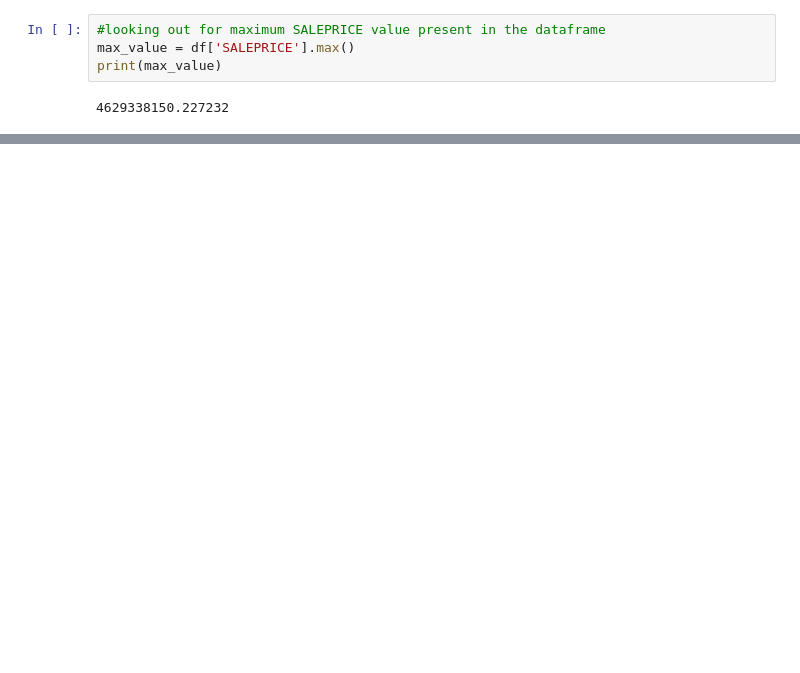
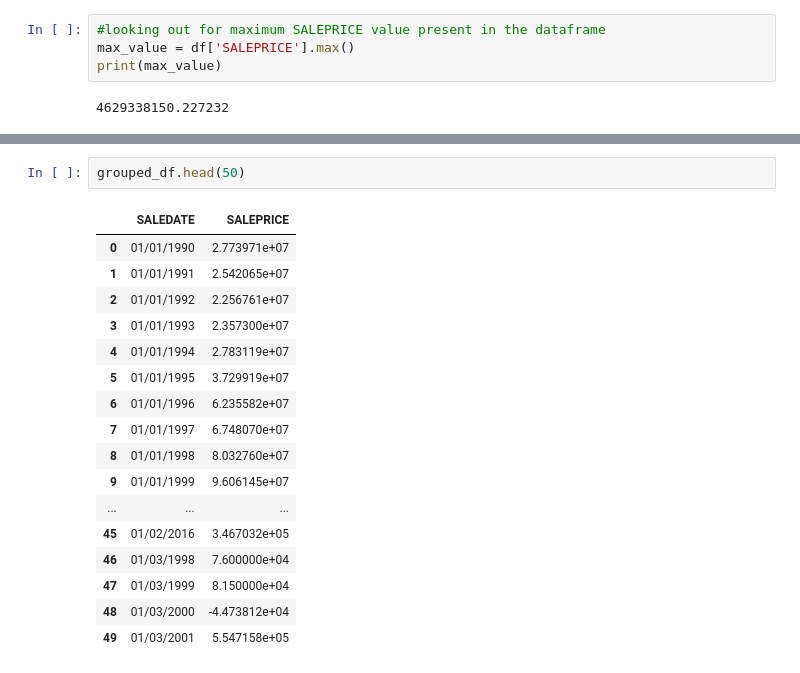
Before and after one commit to sakshi752/sales2, a Jupyter notebook: sales forecast 2.ipynb, the cells around one changed output, grey strips where cells are left out. Drawn from its saved outputs; the diff is of its cells as text; blank space fills up the shorter version.

```diff
--- a/sales forecast 2.ipynb
+++ b/sales forecast 2.ipynb
@@ -102,0 +97,20 @@ plt.plot(grouped_df.index,grouped_df['SALEPRICE'])
+# %%
+grouped_df.head(50)
+# %% [output]
+|  | SALEDATE | SALEPRICE |
+| 0 | 01/01/1990 | 2.773971e+07 |
+| 1 | 01/01/1991 | 2.542065e+07 |
+| 2 | 01/01/1992 | 2.256761e+07 |
+| 3 | 01/01/1993 | 2.357300e+07 |
+| 4 | 01/01/1994 | 2.783119e+07 |
+| 5 | 01/01/1995 | 3.729919e+07 |
+| 6 | 01/01/1996 | 6.235582e+07 |
+| 7 | 01/01/1997 | 6.748070e+07 |
+| 8 | 01/01/1998 | 8.032760e+07 |
+| 9 | 01/01/1999 | 9.606145e+07 |
+| ... | ... | ... |
+| 45 | 01/02/2016 | 3.467032e+05 |
+| 46 | 01/03/1998 | 7.600000e+04 |
+| 47 | 01/03/1999 | 8.150000e+04 |
+| 48 | 01/03/2000 | -4.473812e+04 |
+| 49 | 01/03/2001 | 5.547158e+05 |
```
Also changed, not shown: parts of 6 cells of this notebook.
